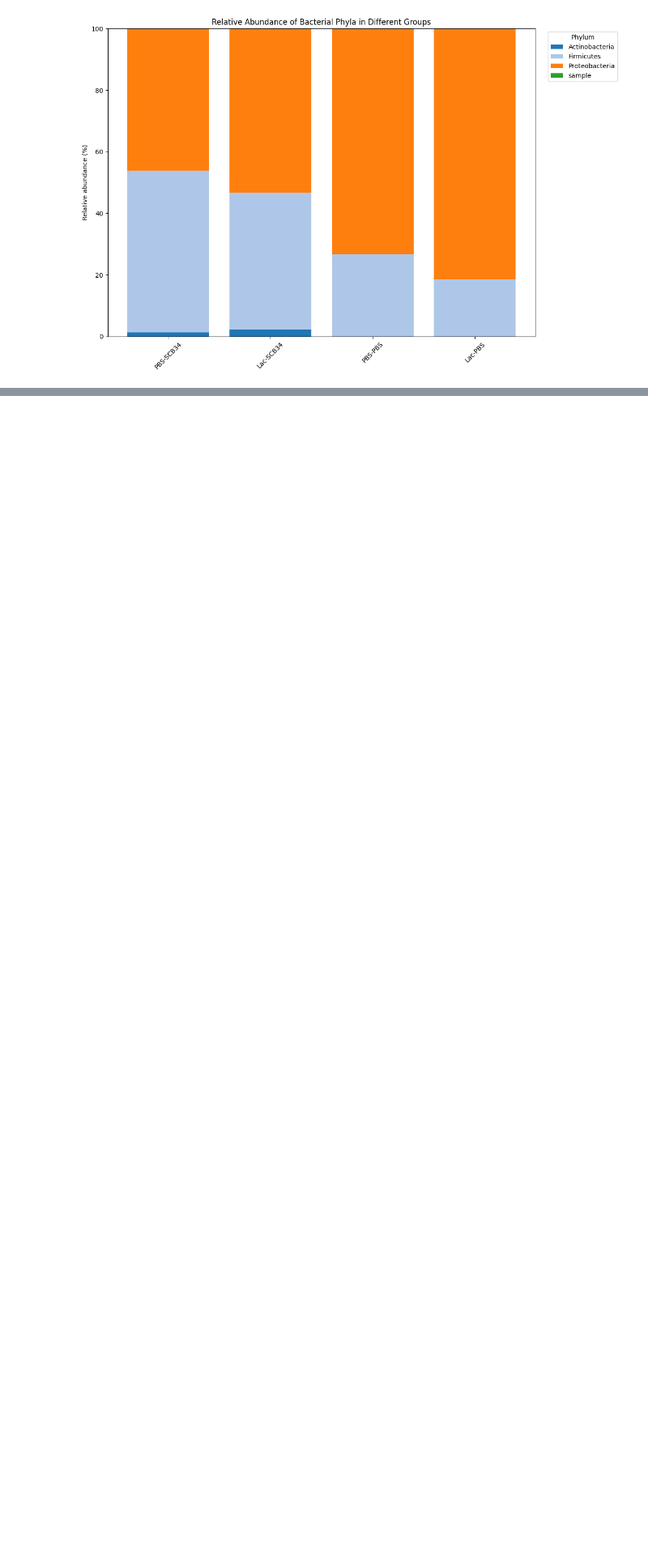
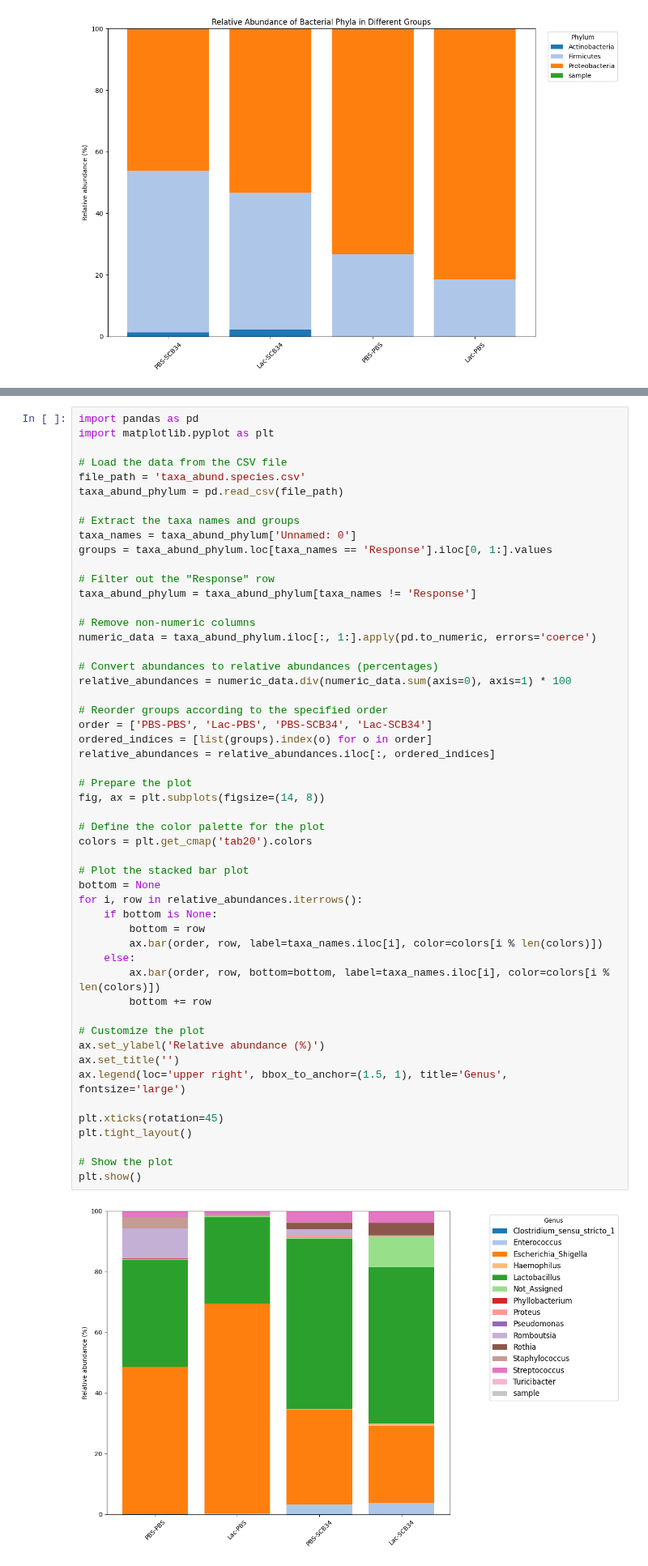
Before and after one commit to xuan13hao/data_analysis, a Jupyter notebook: 16S_rRNA_Analysis/Susana/composition/add.ipynb, the cells around one changed output, grey strips where cells are left out. Shown at 81% size. Cells and saved outputs as stored; diff of their text form; blank space fills up the shorter version.

```diff
--- a/16S_rRNA_Analysis/Susana/composition/add.ipynb
+++ b/16S_rRNA_Analysis/Susana/composition/add.ipynb
@@ -95,0 +156,54 @@ plt.show()
+# %%
+import pandas as pd
+import matplotlib.pyplot as plt
+
+# Load the data from the CSV file
+file_path = 'taxa_abund.species.csv'
+taxa_abund_phylum = pd.read_csv(file_path)
+
+# Extract the taxa names and groups
+taxa_names = taxa_abund_phylum['Unnamed: 0']
+groups = taxa_abund_phylum.loc[taxa_names == 'Response'].iloc[0, 1:].values
+
+# Filter out the "Response" row
+taxa_abund_phylum = taxa_abund_phylum[taxa_names != 'Response']
+
+# Remove non-numeric columns
+numeric_data = taxa_abund_phylum.iloc[:, 1:].apply(pd.to_numeric, errors='coerce')
+
+# Convert abundances to relative abundances (percentages)
+relative_abundances = numeric_data.div(numeric_data.sum(axis=0), axis=1) * 100
+
+# Reorder groups according to the specified order
+order = ['PBS-PBS', 'Lac-PBS', 'PBS-SCB34', 'Lac-SCB34']
+ordered_indices = [list(groups).index(o) for o in order]
+relative_abundances = relative_abundances.iloc[:, ordered_indices]
+
+# Prepare the plot
+fig, ax = plt.subplots(figsize=(14, 8))
+
+# Define the color palette for the plot
+colors = plt.get_cmap('tab20').colors
+
+# Plot the stacked bar plot
+bottom = None
+for i, row in relative_abundances.iterrows():
+    if bottom is None:
+        bottom = row
+        ax.bar(order, row, label=taxa_names.iloc[i], color=colors[i % len(colors)])
+    else:
+        ax.bar(order, row, bottom=bottom, label=taxa_names.iloc[i], color=colors[i % len(colors)])
+        bottom += row
+
+# Customize the plot
+ax.set_ylabel('Relative abundance (%)')
+ax.set_title('')
+ax.legend(loc='upper right', bbox_to_anchor=(1.5, 1), title='Genus', fontsize='large')
+
+plt.xticks(rotation=45)
+plt.tight_layout()
+
+# Show the plot
+plt.show()
+# %% [output]
+[figure, added]
```
Also changed, not shown: parts of 2 cells of this notebook, 51 other files.
